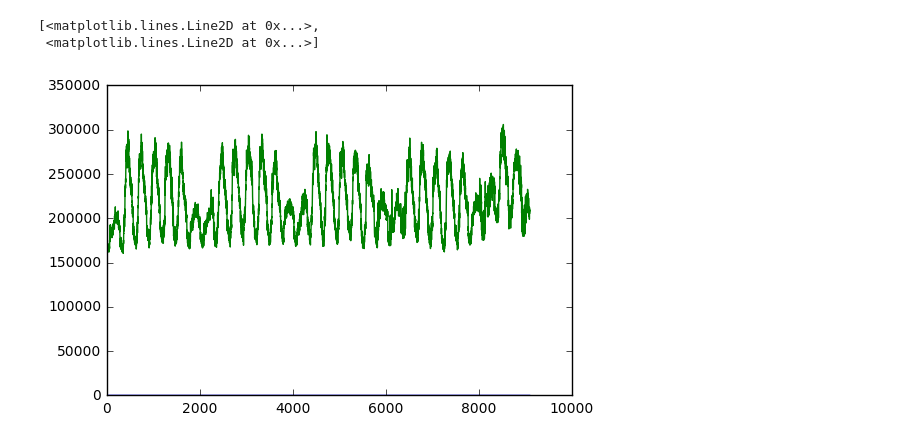
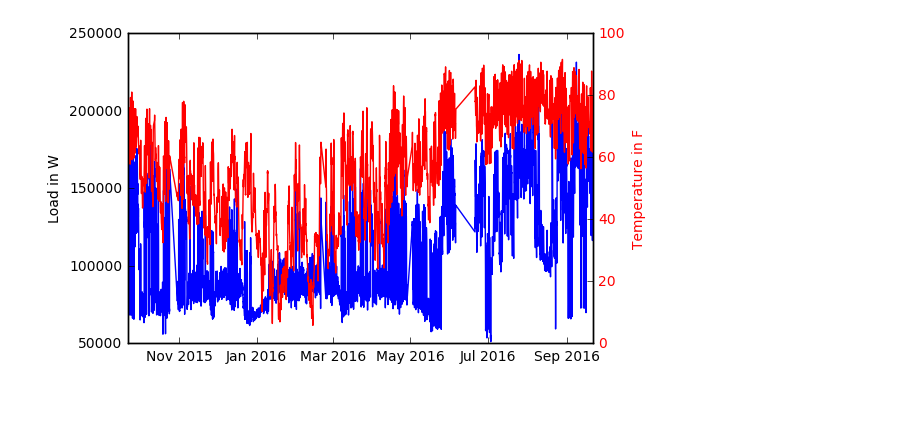
Before and after one commit to RaafeK/Project, a Jupyter notebook: Project_RSR.ipynb, the cells around one changed output. Saved outputs shown, nothing was run; the diff lists cells and outputs as text; code cells hidden in the pictures; blank space fills up the shorter version.

```diff
--- a/Project_RSR.ipynb
+++ b/Project_RSR.ipynb
@@ -12,3 +12 @@ f = open('/Users/Raafe/Desktop/DataDriven/Project/Hamburg.csv')
 data = pd.read_csv(f,sep=',', header='infer', parse_dates=[1])
-# %%
-data=data.drop(data.columns[3],axis=1)
@@ -24,2 +12,0 @@ data.isnull().values.sum()
-# %%
-data_ti=data.set_index('Time',drop=False)
@@ -52,6 +13,3 @@ alldata_nt=alldata.drop(alldata.columns[0],axis=1)
-# %%
-plt.plot(alldata_nt)
-# %% [output]
-[<matplotlib.lines.Line2D at 0x...>,
- <matplotlib.lines.Line2D at 0x...>]
-[figure, removed]
+# %%
+data.columns=['Time','Power','Temperature']
+data1=data
@@ -57,0 +20,20 @@ plt.plot(alldata_nt)
+# %%
+data1=data.set_index('Time',drop=False)
+data1.dtypes
+data2=data1.drop(data1.columns[0],axis=1)
+data3=data2.resample('H').mean()
+data4=data3.interpolate()
+df=data4
+# %%
+fig=plt.figure()
+ax1 = fig.add_subplot(111)
+ax1.plot(df.Power)
+ax1.set_ylabel('Load in W')
+
+ax2 = ax1.twinx()
+ax2.plot(df.Temperature, 'r-')
+ax2.set_ylabel('Temperature in F', color='r')
+for tl in ax2.get_yticklabels():
+    tl.set_color('r')
+# %% [output]
+[figure, added]
```
Also changed, not shown: parts of 18 cells of this notebook.
